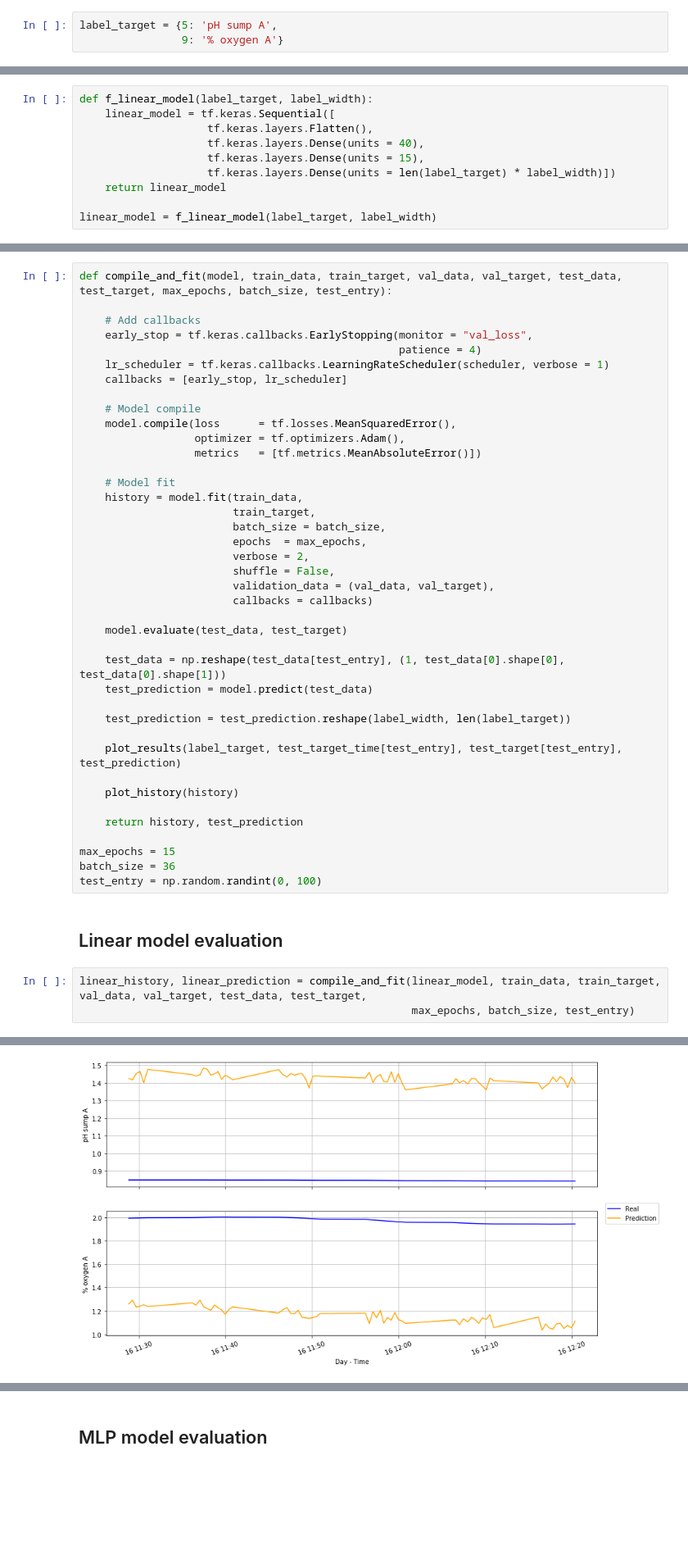
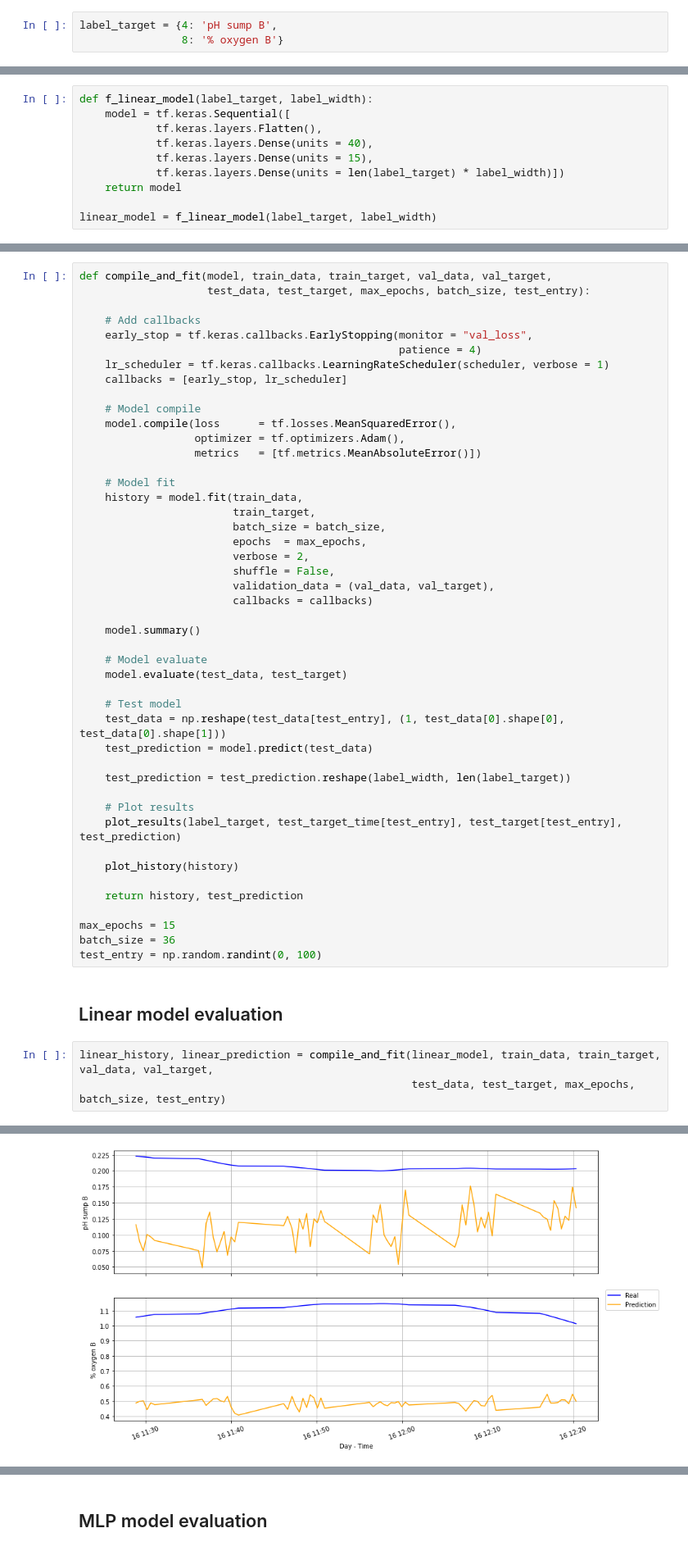
Before and after one commit to dccartagena/RNN_Aquaponics, a Jupyter notebook: notebook.ipynb, the cells around one changed output, grey strips where cells are left out. Shown at 82% size. Drawn from its saved outputs; the diff is of its cells as text; blank space fills up the shorter version.

```diff
--- a/notebook.ipynb
+++ b/notebook.ipynb
@@ -94,8 +94,8 @@ Target variables:
 * 104*  = Ammonia A
 * sensors are not online yet*
 # %%
-label_target = {5: 'pH sump A',
-                9: '% oxygen A'}
+label_target = {4: 'pH sump B',
+                8: '% oxygen B'}
 # %% [markdown]
 ### Select features - Human knowledge
 # %%
@@ -369,12 +401,12 @@ def plot_history(history):
 ### Linear model
 # %%
 def f_linear_model(label_target, label_width):
-    linear_model = tf.keras.Sequential([
-                    tf.keras.layers.Flatten(),
-                    tf.keras.layers.Dense(units = 40),
-                    tf.keras.layers.Dense(units = 15),
-                    tf.keras.layers.Dense(units = len(label_target) * label_width)])
-    return linear_model
+    model = tf.keras.Sequential([
+            tf.keras.layers.Flatten(),
+            tf.keras.layers.Dense(units = 40),
+            tf.keras.layers.Dense(units = 15),
+            tf.keras.layers.Dense(units = len(label_target) * label_width)])
+    return model
 
 linear_model = f_linear_model(label_target, label_width)
 # %% [markdown]
@@ -431,7 +457,8 @@ def scheduler(epoch, lr):
 # %% [markdown]
 Training method
 # %%
-def compile_and_fit(model, train_data, train_target, val_data, val_target, test_data, test_target, max_epochs, batch_size, test_entry):
+def compile_and_fit(model, train_data, train_target, val_data, val_target,
+                    test_data, test_target, max_epochs, batch_size, test_entry):
 
     # Add callbacks
     early_stop = tf.keras.callbacks.EarlyStopping(monitor = "val_loss",
@@ -454,13 +481,18 @@ def compile_and_fit(model, train_data, train_target, val_data, val_target, test_
                         validation_data = (val_data, val_target),
                         callbacks = callbacks)
 
+    model.summary()
+
+    # Model evaluate
     model.evaluate(test_data, test_target)
 
+    # Test model
     test_data = np.reshape(test_data[test_entry], (1, test_data[0].shape[0], test_data[0].shape[1]))
     test_prediction = model.predict(test_data)
 
     test_prediction = test_prediction.reshape(label_width, len(label_target))
 
+    # Plot results
     plot_results(label_target, test_target_time[test_entry], test_target[test_entry], test_prediction)
 
     plot_history(history)
@@ -473,8 +505,8 @@ test_entry = np.random.randint(0, 100)
 # %% [markdown]
 ## Linear model evaluation
 # %%
-linear_history, linear_prediction = compile_and_fit(linear_model, train_data, train_target, val_data, val_target, test_data, test_target,
-                                                    max_epochs, batch_size, test_entry)
+linear_history, linear_prediction = compile_and_fit(linear_model, train_data, train_target, val_data, val_target,
+                                                    test_data, test_target, max_epochs, batch_size, test_entry)
 # %% [output]
 Epoch 00001: LearningRateScheduler reducing learning rate to 0.0010000000474974513.
 Epoch 1/15
@@ -496 +528 @@ WARNING:tensorflow:11 out of the last 11 calls to <function Model.make_predict_f
-[figure, old version]
+[figure, new version]
```
Also changed, not shown: parts of 16 cells of this notebook.
